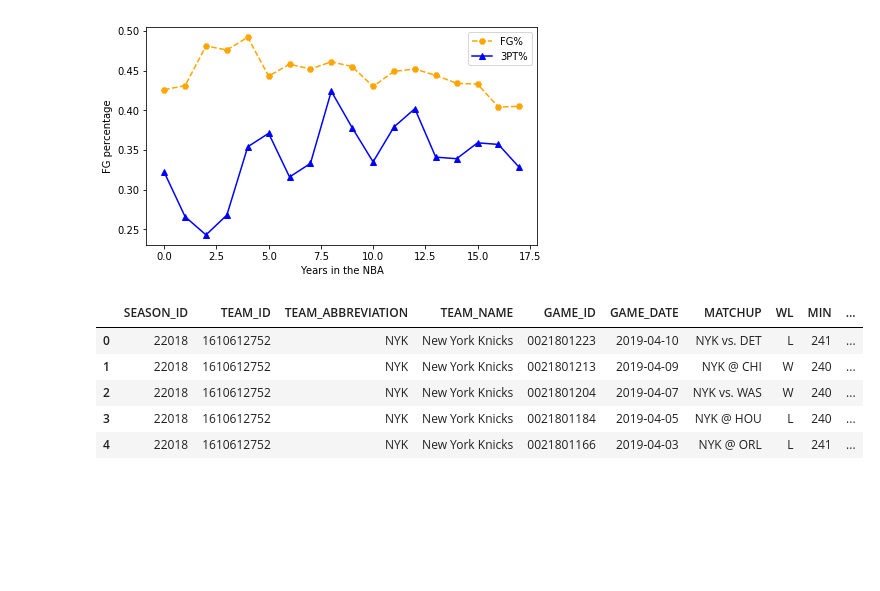
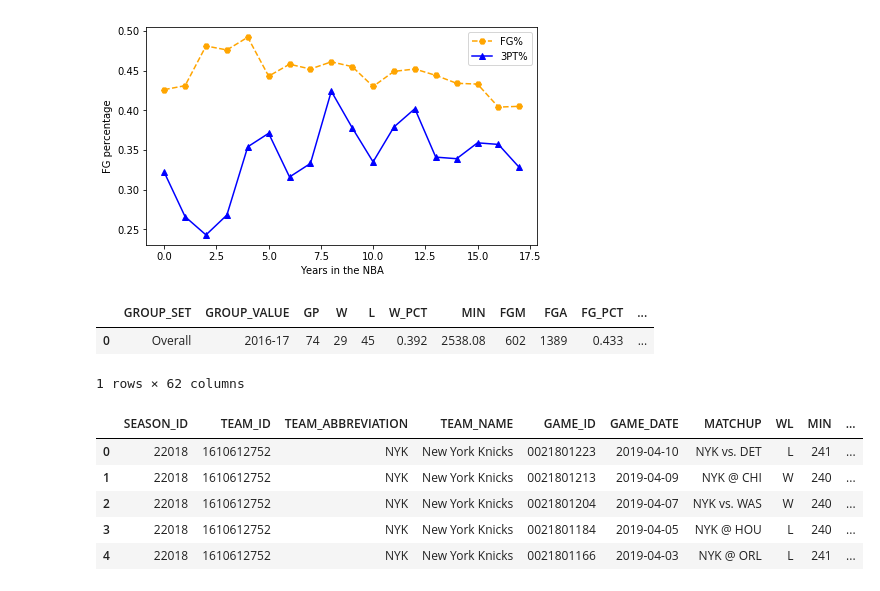
Before and after one commit to BLouie2/Knicks_Tape, a Jupyter notebook: nbaAPI_EDA.ipynb, the cells around one changed output. Cells and saved outputs as stored; diff of their text form; code cells hidden in the pictures; blank space fills up the shorter version.

Commit message:
checking out clutch endpoints of api

```diff
--- a/nbaAPI_EDA.ipynb
+++ b/nbaAPI_EDA.ipynb
@@ -121,6 +84,15 @@ plt.xlabel('Years in the NBA')
 # %% [output]
 Text(0.5,0,'Years in the NBA')
 [figure]
+# %%
+from nba_api.stats.endpoints import playerdashboardbyclutch
+
+clutch = playerdashboardbyclutch.PlayerDashboardByClutch(player_id='2546',season='2016-17')
+clutch.overall_player_dashboard.get_data_frame()
+# %% [output]
+|  | GROUP_SET | GROUP_VALUE | GP | W | L | W_PCT | MIN | FGM | FGA | FG_PCT | ... |
+| 0 | Overall | 2016-17 | 74 | 29 | 45 | 0.392 | 2538.08 | 602 | 1389 | 0.433 | ... |
+1 rows × 62 columns
 # %%
 from nba_api.stats.static import teams
 
```
Also changed, not shown: parts of 6 cells of this notebook.
